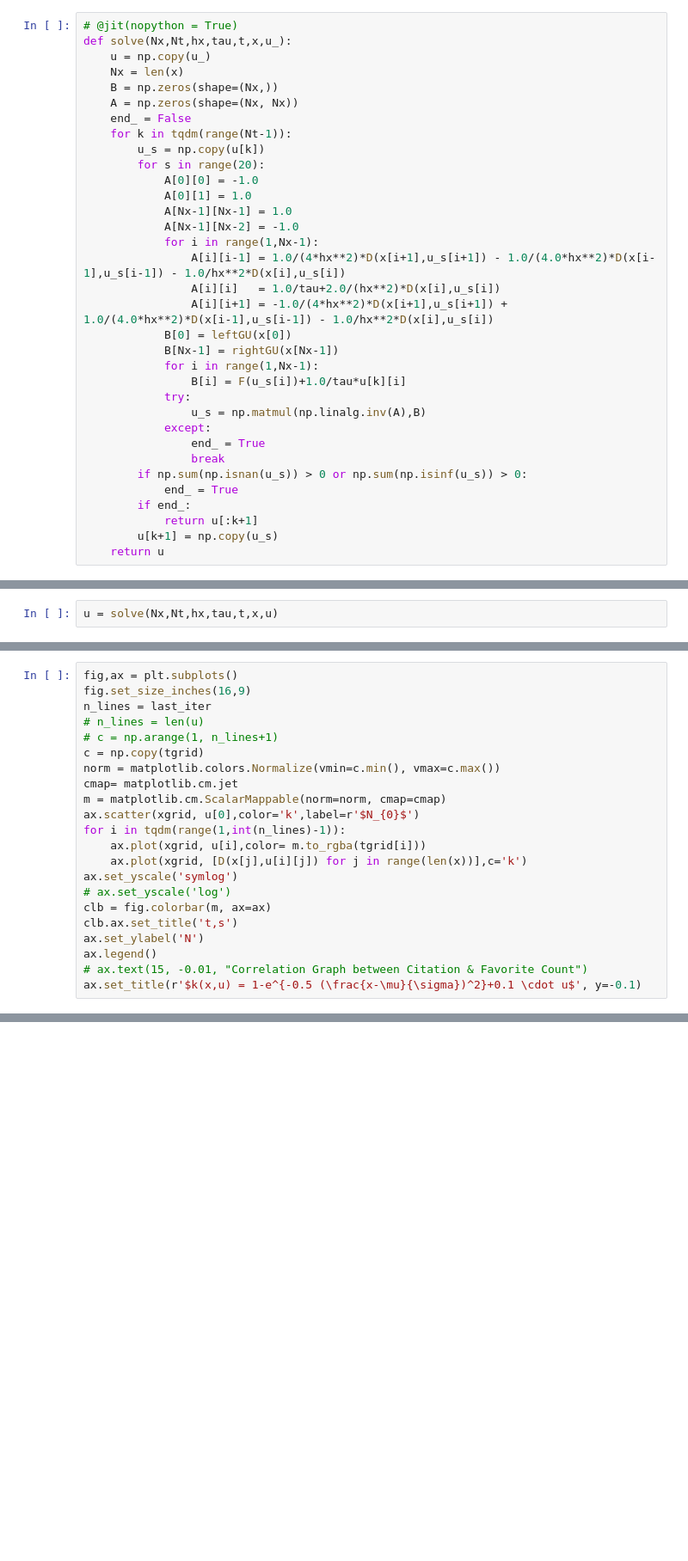
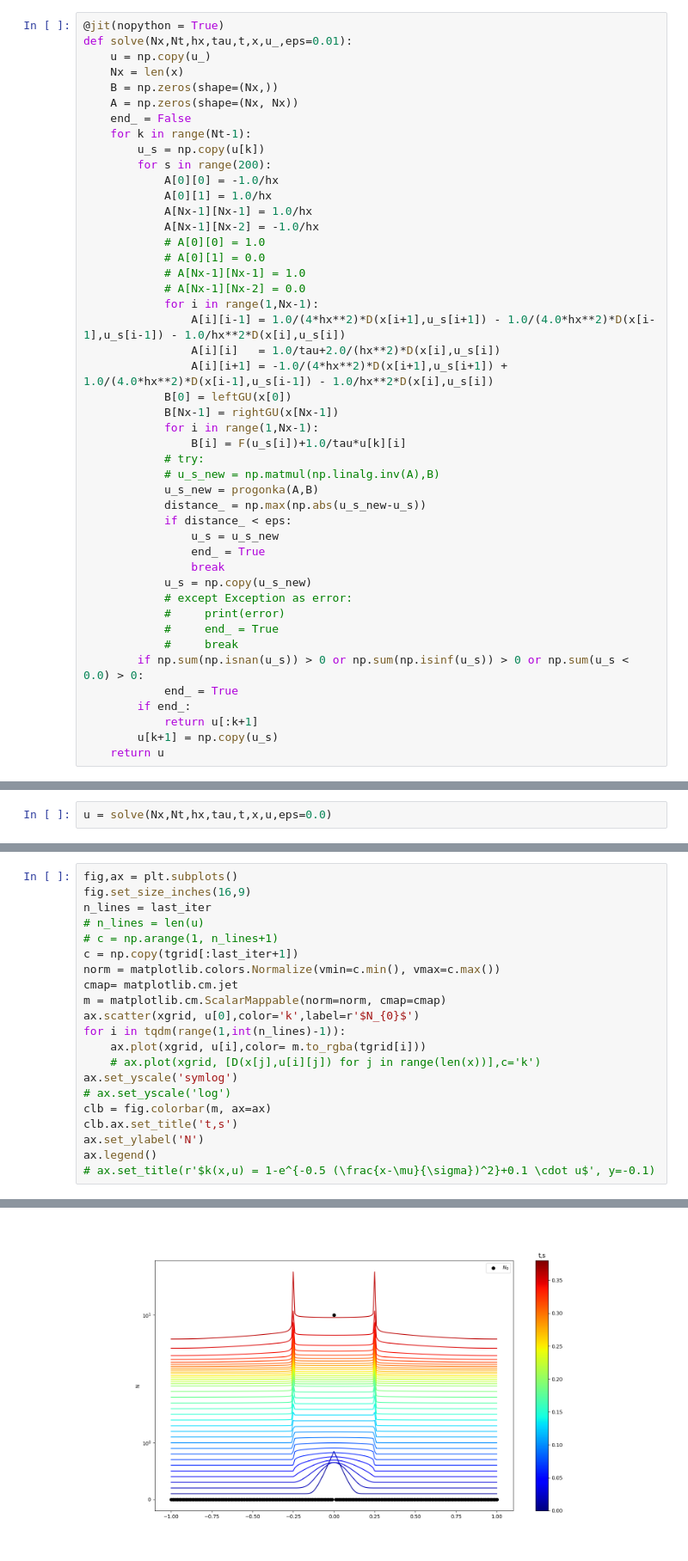
Before and after one commit to RepnikovPavel/GlobalDynamics, a Jupyter notebook: kvazilinearsolve.ipynb, the cells around one changed output, grey strips where cells are left out. Shown at 86% size. Cells and saved outputs as stored; diff of their text form; blank space fills up the shorter version.

```diff
--- a/kvazilinearsolve.ipynb
+++ b/kvazilinearsolve.ipynb
@@ -44,20 +49,24 @@ def D(x, u):
     # return 1.0 - np.exp(-0.5*np.square((x-mu)/sigma)) + 0.1*u
     # return 1.0 - np.exp(-0.5*np.square((x-mu)/sigma))
 # %%
-# @jit(nopython = True)
-def solve(Nx,Nt,hx,tau,t,x,u_):
+@jit(nopython = True)
+def solve(Nx,Nt,hx,tau,t,x,u_,eps=0.01):
     u = np.copy(u_)
     Nx = len(x)
     B = np.zeros(shape=(Nx,))
     A = np.zeros(shape=(Nx, Nx))
     end_ = False
-    for k in tqdm(range(Nt-1)):
+    for k in range(Nt-1):
         u_s = np.copy(u[k])
-        for s in range(20):
-            A[0][0] = -1.0
-            A[0][1] = 1.0
-            A[Nx-1][Nx-1] = 1.0
-            A[Nx-1][Nx-2] = -1.0
+        for s in range(200):
+            A[0][0] = -1.0/hx
+            A[0][1] = 1.0/hx
+            A[Nx-1][Nx-1] = 1.0/hx
+            A[Nx-1][Nx-2] = -1.0/hx
+            # A[0][0] = 1.0
+            # A[0][1] = 0.0
+            # A[Nx-1][Nx-1] = 1.0
+            # A[Nx-1][Nx-2] = 0.0
             for i in range(1,Nx-1):
                 A[i][i-1] = 1.0/(4*hx**2)*D(x[i+1],u_s[i+1]) - 1.0/(4.0*hx**2)*D(x[i-1],u_s[i-1]) - 1.0/hx**2*D(x[i],u_s[i])
                 A[i][i]   = 1.0/tau+2.0/(hx**2)*D(x[i],u_s[i])
@@ -66,12 +75,20 @@ def solve(Nx,Nt,hx,tau,t,x,u_):
             B[Nx-1] = rightGU(x[Nx-1])
             for i in range(1,Nx-1):
                 B[i] = F(u_s[i])+1.0/tau*u[k][i]
-            try:
-                u_s = np.matmul(np.linalg.inv(A),B)
-            except:
+            # try:
+            # u_s_new = np.matmul(np.linalg.inv(A),B)
+            u_s_new = progonka(A,B)
+            distance_ = np.max(np.abs(u_s_new-u_s))
+            if distance_ < eps:
+                u_s = u_s_new
                 end_ = True
                 break
-        if np.sum(np.isnan(u_s)) > 0 or np.sum(np.isinf(u_s)) > 0:
+            u_s = np.copy(u_s_new)
+            # except Exception as error:
+            #     print(error)
+            #     end_ = True
+            #     break
+        if np.sum(np.isnan(u_s)) > 0 or np.sum(np.isinf(u_s)) > 0 or np.sum(u_s < 0.0) > 0:
             end_ = True
         if end_:
             return u[:k+1]
@@ -97,5 +115,5 @@ for i in range(len(x)):
 # %%
-u = solve(Nx,Nt,hx,tau,t,x,u)
+u = solve(Nx,Nt,hx,tau,t,x,u,eps=0.0)
 # %%
 last_iter = 0
 for i in range(len(u)):
@@ -110,19 +130,19 @@ fig.set_size_inches(16,9)
 n_lines = last_iter
 # n_lines = len(u)
 # c = np.arange(1, n_lines+1)
-c = np.copy(tgrid)
+c = np.copy(tgrid[:last_iter+1])
 norm = matplotlib.colors.Normalize(vmin=c.min(), vmax=c.max())
 cmap= matplotlib.cm.jet
 m = matplotlib.cm.ScalarMappable(norm=norm, cmap=cmap)
 ax.scatter(xgrid, u[0],color='k',label=r'$N_{0}$')
 for i in tqdm(range(1,int(n_lines)-1)):
     ax.plot(xgrid, u[i],color= m.to_rgba(tgrid[i]))
-    ax.plot(xgrid, [D(x[j],u[i][j]) for j in range(len(x))],c='k')
+    # ax.plot(xgrid, [D(x[j],u[i][j]) for j in range(len(x))],c='k')
 ax.set_yscale('symlog')
 # ax.set_yscale('log')
 clb = fig.colorbar(m, ax=ax)
 clb.ax.set_title('t,s')
 ax.set_ylabel('N')
 ax.legend()
-# ax.text(15, -0.01, "Correlation Graph between Citation & Favorite Count")
-ax.set_title(r'$k(x,u) = 1-e^{-0.5 (\frac{x-\mu}{\sigma})^2}+0.1 \cdot u$', y=-0.1)
+# ax.set_title(r'$k(x,u) = 1-e^{-0.5 (\frac{x-\mu}{\sigma})^2}+0.1 \cdot u$', y=-0.1)
+# %% [output]
@@ -128,0 +150 @@ ax.set_title(r'$k(x,u) = 1-e^{-0.5 (\frac{x-\mu}{\sigma})^2}+0.1 \cdot u$', y=-0
+[figure, added]
```
Also changed, not shown: parts of 5 cells of this notebook, 1 other file.
